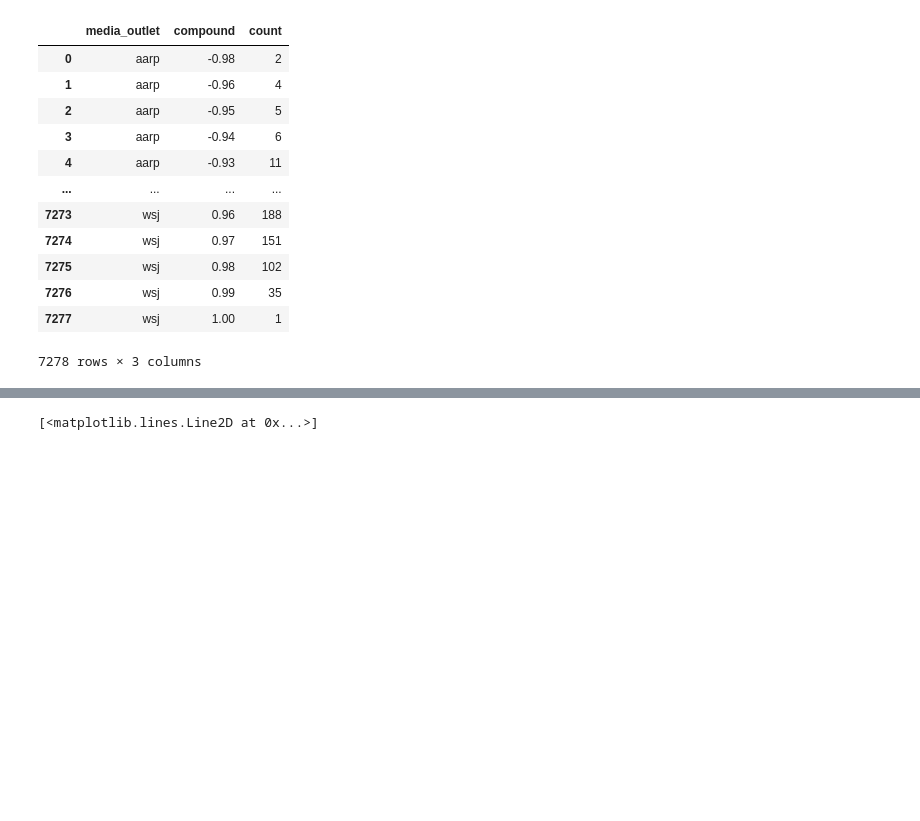
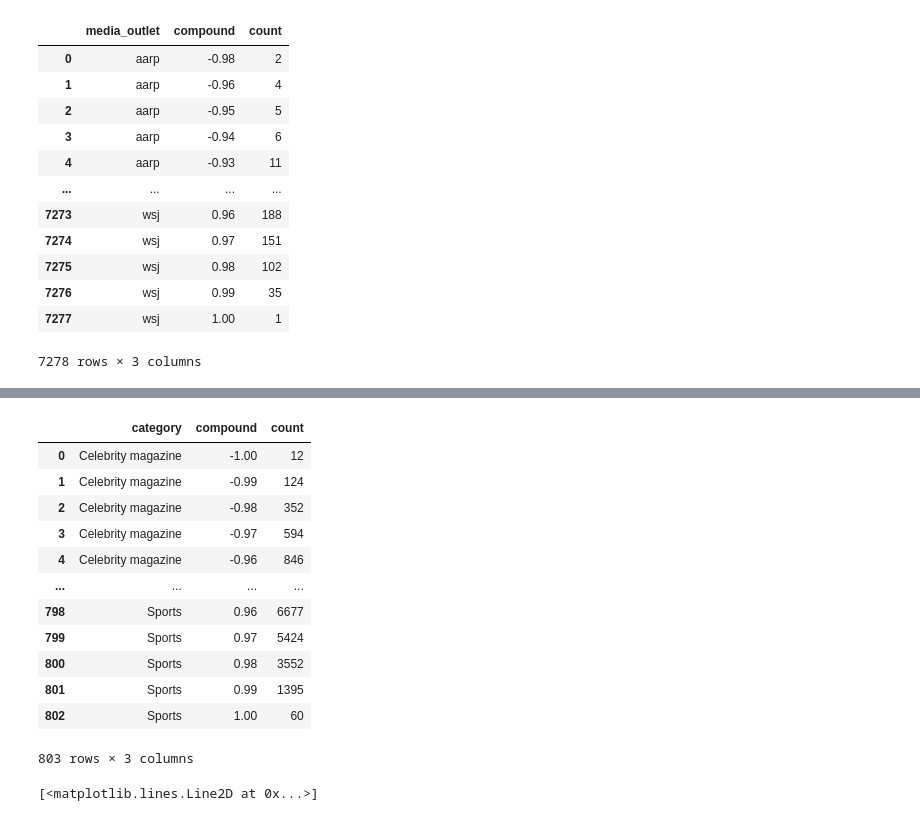
Before and after one commit to epfl-ada/ada-2021-project-gutta-boys, a Jupyter notebook: Media_analyses.ipynb, the cells around one changed output, grey strips where cells are left out. Saved outputs shown, nothing was run; the diff lists cells and outputs as text; code cells hidden in the pictures; blank space fills up the shorter version.

```diff
--- a/Media_analyses.ipynb
+++ b/Media_analyses.ipynb
@@ -553,0 +576,20 @@ fig.write_html("images/polarity_distribution.html")
+# %%
+df_3 = df.copy()
+df_3['compound'] = df_3['compound'].apply(lambda x: round(x, 2))
+# %%
+df_3 = df_3.groupby(['category', 'compound']).agg({'compound': 'count'}).rename(columns={'compound': 'count'}).reset_index()
+df_3
+# %% [output]
+|  | category | compound | count |
+| 0 | Celebrity magazine | -1.00 | 12 |
+| 1 | Celebrity magazine | -0.99 | 124 |
+| 2 | Celebrity magazine | -0.98 | 352 |
+| 3 | Celebrity magazine | -0.97 | 594 |
+| 4 | Celebrity magazine | -0.96 | 846 |
+| ... | ... | ... | ... |
+| 798 | Sports | 0.96 | 6677 |
+| 799 | Sports | 0.97 | 5424 |
+| 800 | Sports | 0.98 | 3552 |
+| 801 | Sports | 0.99 | 1395 |
+| 802 | Sports | 1.00 | 60 |
+803 rows × 3 columns
```
Also changed, not shown: parts of 7 cells of this notebook, 1 other file.
